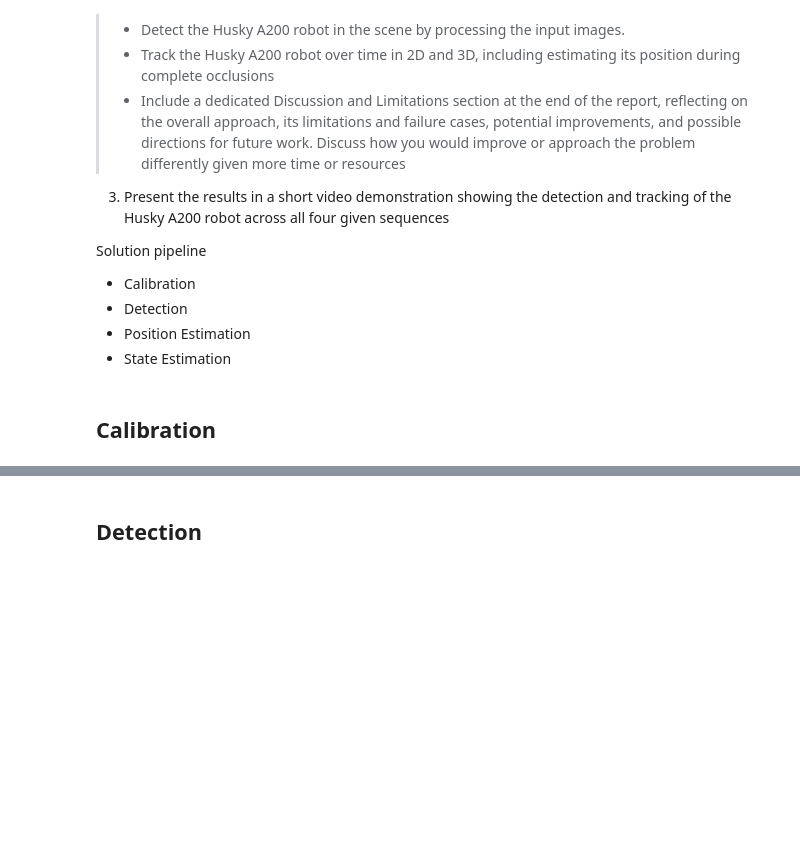
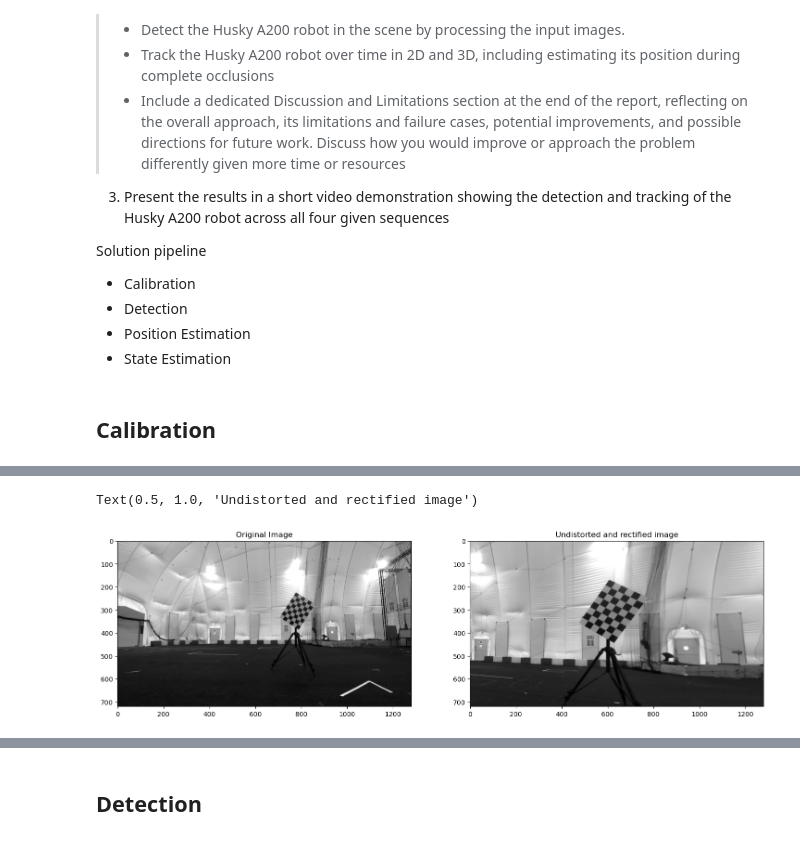
Before and after one commit to lbartelsDTU/Perception_34759_FP, a Jupyter notebook: group4_finalproject.ipynb, the cells around one changed output, grey strips where cells are left out. Saved outputs shown, nothing was run; the diff lists cells and outputs as text; code cells hidden in the pictures; blank space fills up the shorter version.

```diff
--- a/group4_finalproject.ipynb
+++ b/group4_finalproject.ipynb
@@ -32,0 +187,9 @@ def calibration ():
+# %%
+fig, ax = plt.subplots(nrows=1, ncols=2, figsize=(18, 18))
+ax[0].imshow(cv2.cvtColor(left_imgs[0], cv2.COLOR_GRAY2RGB))
+ax[0].set_title("Original Image")
+ax[1].imshow(cv2.cvtColor(ul[0], cv2.COLOR_GRAY2RGB))
+ax[1].set_title("Undistorted and rectified image")
+# %% [output]
+Text(0.5, 1.0, 'Undistorted and rectified image')
+[figure, added]
```
Also changed, not shown: parts of 8 cells of this notebook.
